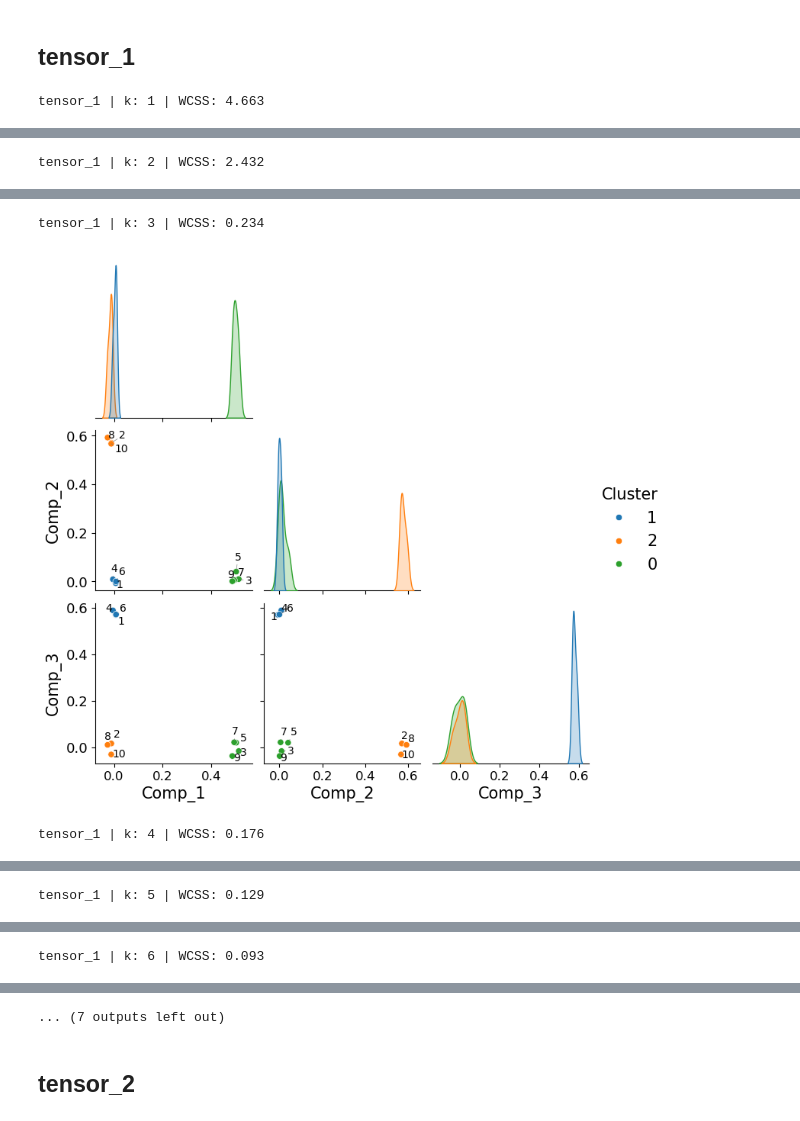
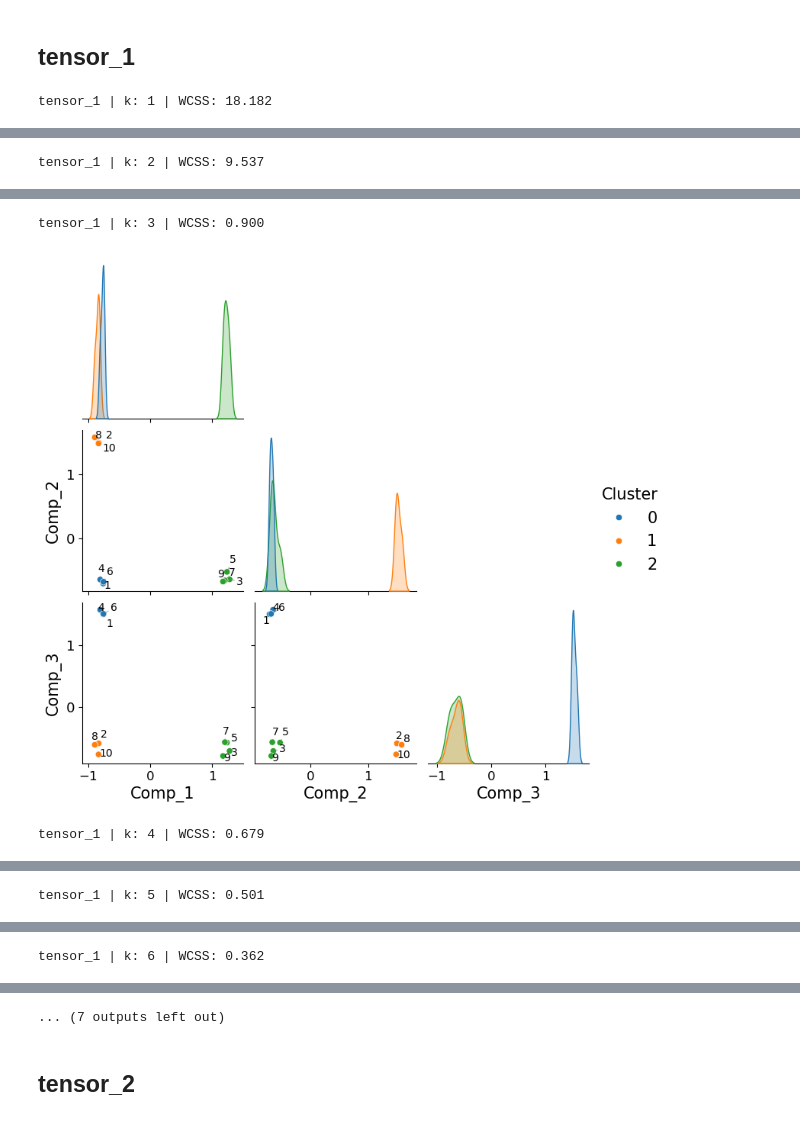
Before and after one commit to pablovadillo/Tensordecomposition, a Jupyter notebook: Tucker_clustering.ipynb, the cells around one changed output, grey strips where cells are left out. Saved outputs shown, nothing was run; the diff lists cells and outputs as text; code cells hidden in the pictures.

```diff
--- a/Tucker_clustering.ipynb
+++ b/Tucker_clustering.ipynb
@@ -60,7 +60,10 @@ plt.rcParams.update({
 # %%
 def save_figure(file_prefix,foldername=None):
     current_path = os.getcwd()
-    save_folder = os.path.join(current_path, f'Results/Tucker Clustering/{foldername}')
+    if foldername==None:
+        save_folder = os.path.join(current_path, f'Results/Tucker Clustering')
+    else:
+        save_folder = os.path.join(current_path, f'Results/Tucker Clustering/{foldername}')
     os.makedirs(save_folder, exist_ok=True)
     png_path = os.path.join(save_folder, f"{file_prefix}.png")
     pdf_path = os.path.join(save_folder, f"{file_prefix}.pdf")
@@ -176,7 +179,7 @@ def plot_wcss_elbow(results, tensor_key, foldername=None):
 
     plt.xlabel('Number of Clusters')
     plt.ylabel('WCSS')
-    plt.title(f'Elbow Plot for {tensor_key}')
+    # plt.title(f'Elbow Plot for {tensor_key}')
     plt.legend()
 
     save_figure(f'WCSS_{tensor_key}', foldername)
@@ -419,9 +439,9 @@ sim_results['tensor_2'] = {'core': core2,'factors': factors2}
 cluster_range = range(1, 10) # Maximum we guess 5 clusters
 tensor_key = 'tensor_1'
 patient_names = [f'{i}' for i in range(1, 11)]
-# normalize = True
-normalize=False
+normalize = True
+# normalize=False
 
 kmed_1_results = finding_K(sim_results, tensor_key,cluster_range,patient_names,normalize,foldername='Sim_data')
 # %% [output]
-tensor_1 | k: 1 | WCSS: 4.663
+tensor_1 | k: 1 | WCSS: 18.182
@@ -429 +449 @@ tensor_1 | k: 1 | WCSS: 4.663
-tensor_1 | k: 2 | WCSS: 2.432
+tensor_1 | k: 2 | WCSS: 9.537
@@ -431,3 +451,3 @@ tensor_1 | k: 2 | WCSS: 2.432
-tensor_1 | k: 3 | WCSS: 0.234
+tensor_1 | k: 3 | WCSS: 0.900
-[figure, old version]
+[figure, new version]
-tensor_1 | k: 4 | WCSS: 0.176
+tensor_1 | k: 4 | WCSS: 0.679
@@ -435 +455 @@ tensor_1 | k: 4 | WCSS: 0.176
-tensor_1 | k: 5 | WCSS: 0.129
+tensor_1 | k: 5 | WCSS: 0.501
@@ -437 +457 @@ tensor_1 | k: 5 | WCSS: 0.129
-tensor_1 | k: 6 | WCSS: 0.093
+tensor_1 | k: 6 | WCSS: 0.362
```
Also changed, not shown: parts of 14 cells of this notebook, 1 other file.
